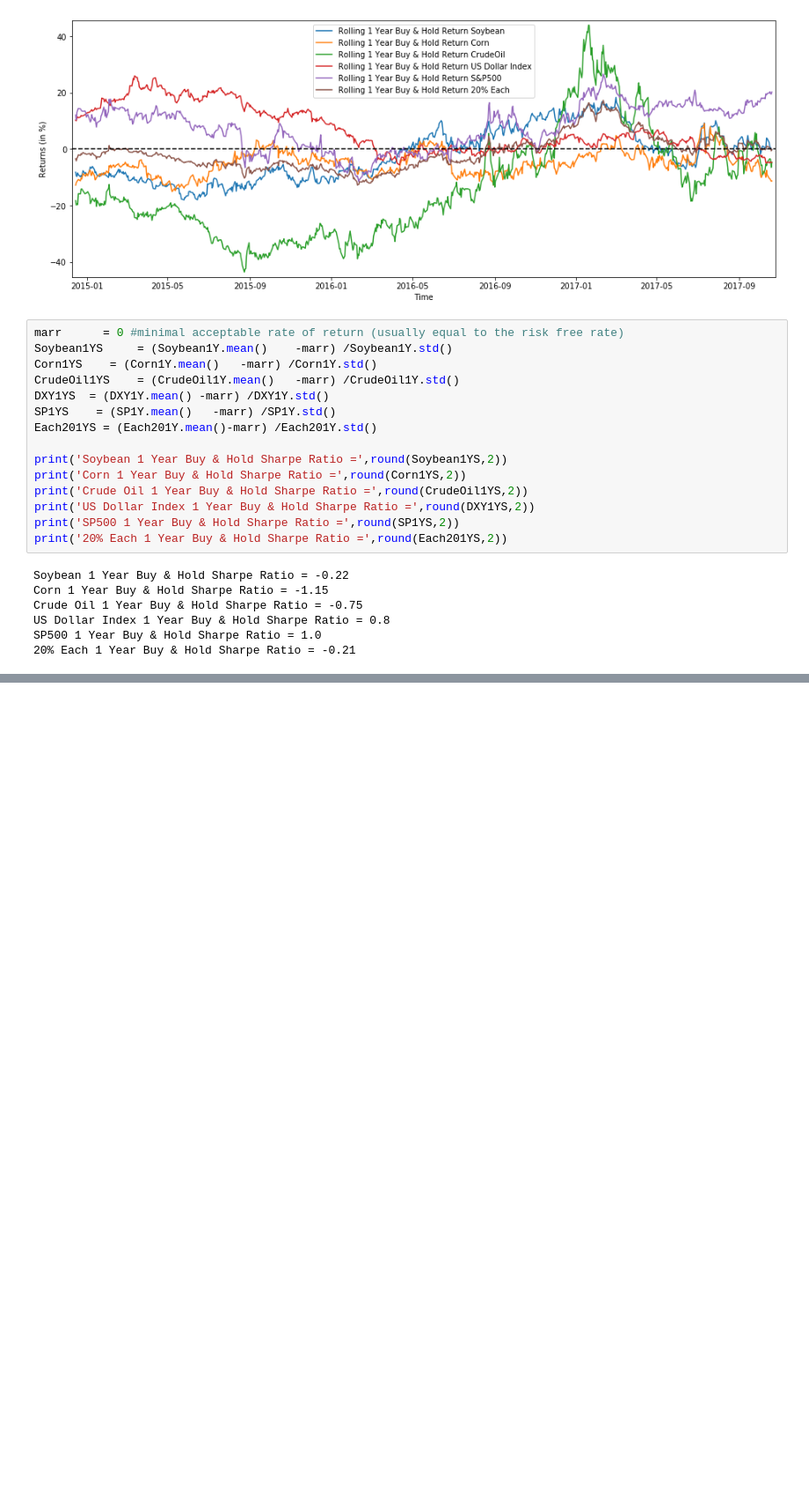
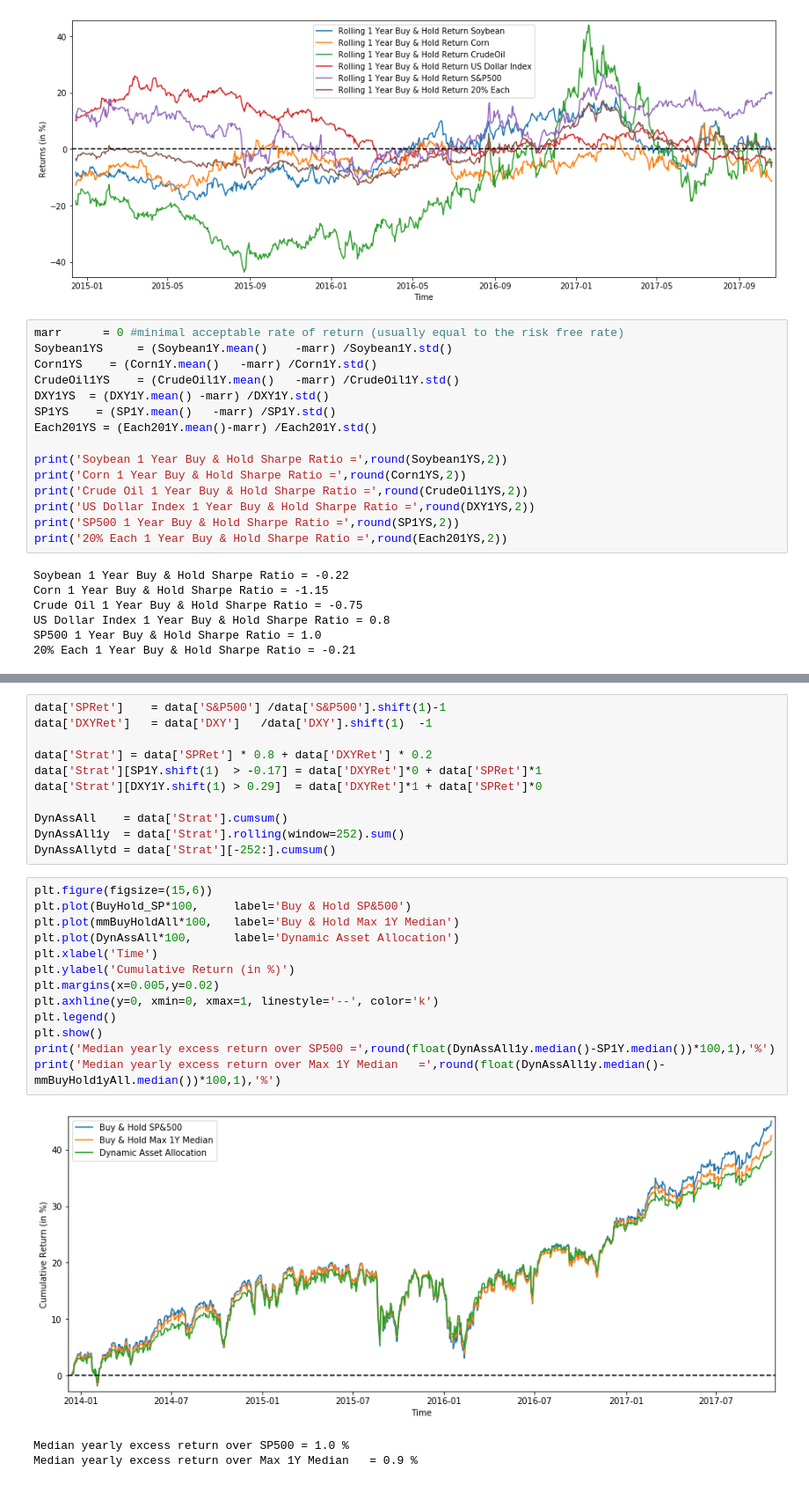
Before and after one commit to aelkhair/ErAmine, a Jupyter notebook: AssetAllocation/AssetAllocation.ipynb, the cells around one changed output, grey strips where cells are left out. Shown at 88% size. Cells and saved outputs as stored; diff of their text form; blank space fills up the shorter version.

Commit message:
finalizing the asset allocation notebook

```diff
--- a/AssetAllocation/AssetAllocation.ipynb
+++ b/AssetAllocation/AssetAllocation.ipynb
@@ -205,0 +288,28 @@ Median yearly excess return over Equall Weights  = 14.9 %
+# %%
+data['SPRet']    = data['S&P500'] /data['S&P500'].shift(1)-1
+data['DXYRet']   = data['DXY']   /data['DXY'].shift(1)  -1
+
+data['Strat'] = data['SPRet'] * 0.8 + data['DXYRet'] * 0.2
+data['Strat'][SP1Y.shift(1)  > -0.17] = data['DXYRet']*0 + data['SPRet']*1
+data['Strat'][DXY1Y.shift(1) > 0.29]  = data['DXYRet']*1 + data['SPRet']*0
+
+DynAssAll    = data['Strat'].cumsum()
+DynAssAll1y  = data['Strat'].rolling(window=252).sum()
+DynAssAllytd = data['Strat'][-252:].cumsum()
+# %%
+plt.figure(figsize=(15,6))
+plt.plot(BuyHold_SP*100,     label='Buy & Hold SP&500')
+plt.plot(mmBuyHoldAll*100,   label='Buy & Hold Max 1Y Median')
+plt.plot(DynAssAll*100,      label='Dynamic Asset Allocation')
+plt.xlabel('Time')
+plt.ylabel('Cumulative Return (in %)')
+plt.margins(x=0.005,y=0.02)
+plt.axhline(y=0, xmin=0, xmax=1, linestyle='--', color='k')
+plt.legend()
+plt.show()
+print('Median yearly excess return over SP500 =',round(float(DynAssAll1y.median()-SP1Y.median())*100,1),'%')
+print('Median yearly excess return over Max 1Y Median   =',round(float(DynAssAll1y.median()-mmBuyHold1yAll.median())*100,1),'%')
+# %% [output]
+[figure, added]
+Median yearly excess return over SP500 = 1.0 %
+Median yearly excess return over Max 1Y Median   = 0.9 %
```
Also changed, not shown: parts of 7 cells of this notebook.
